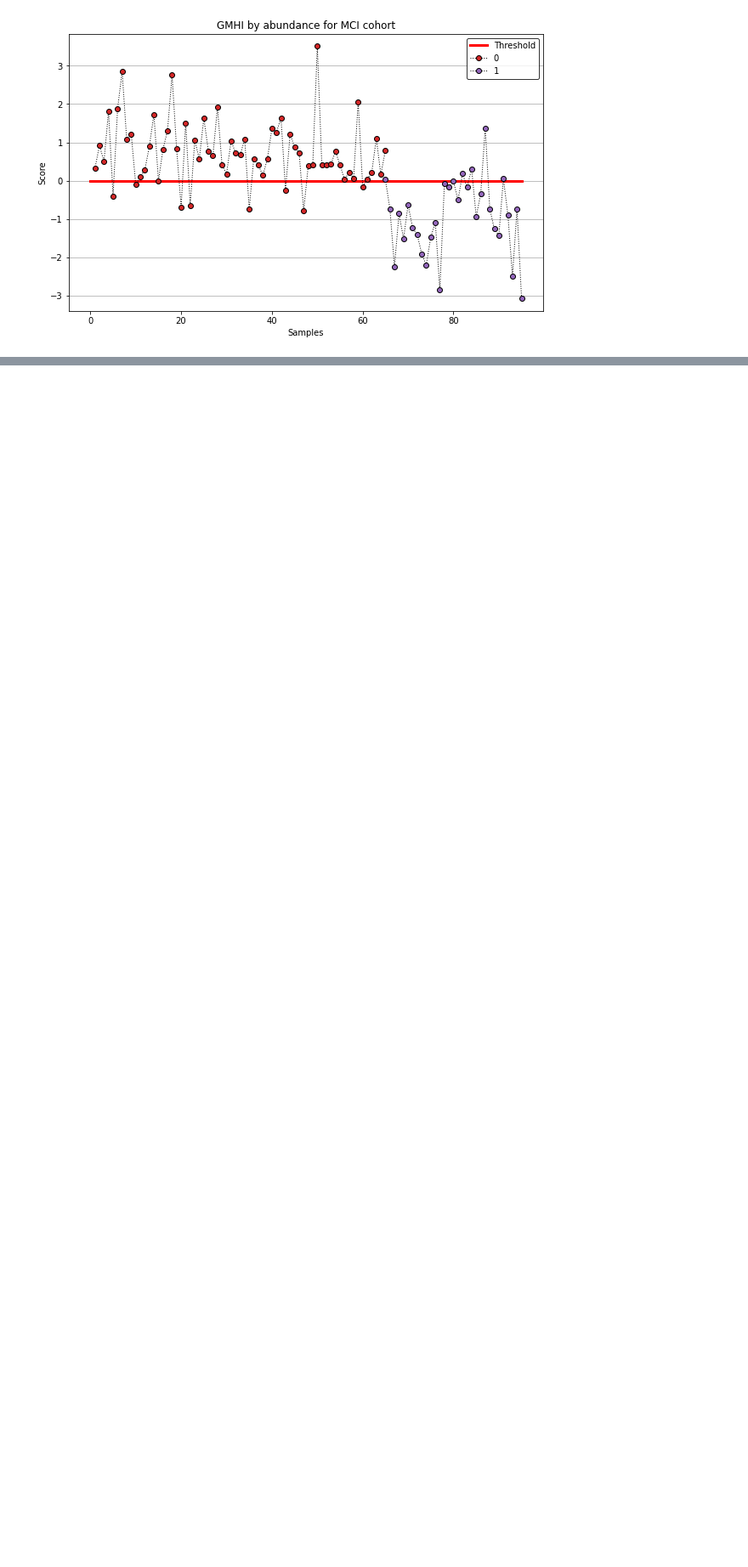
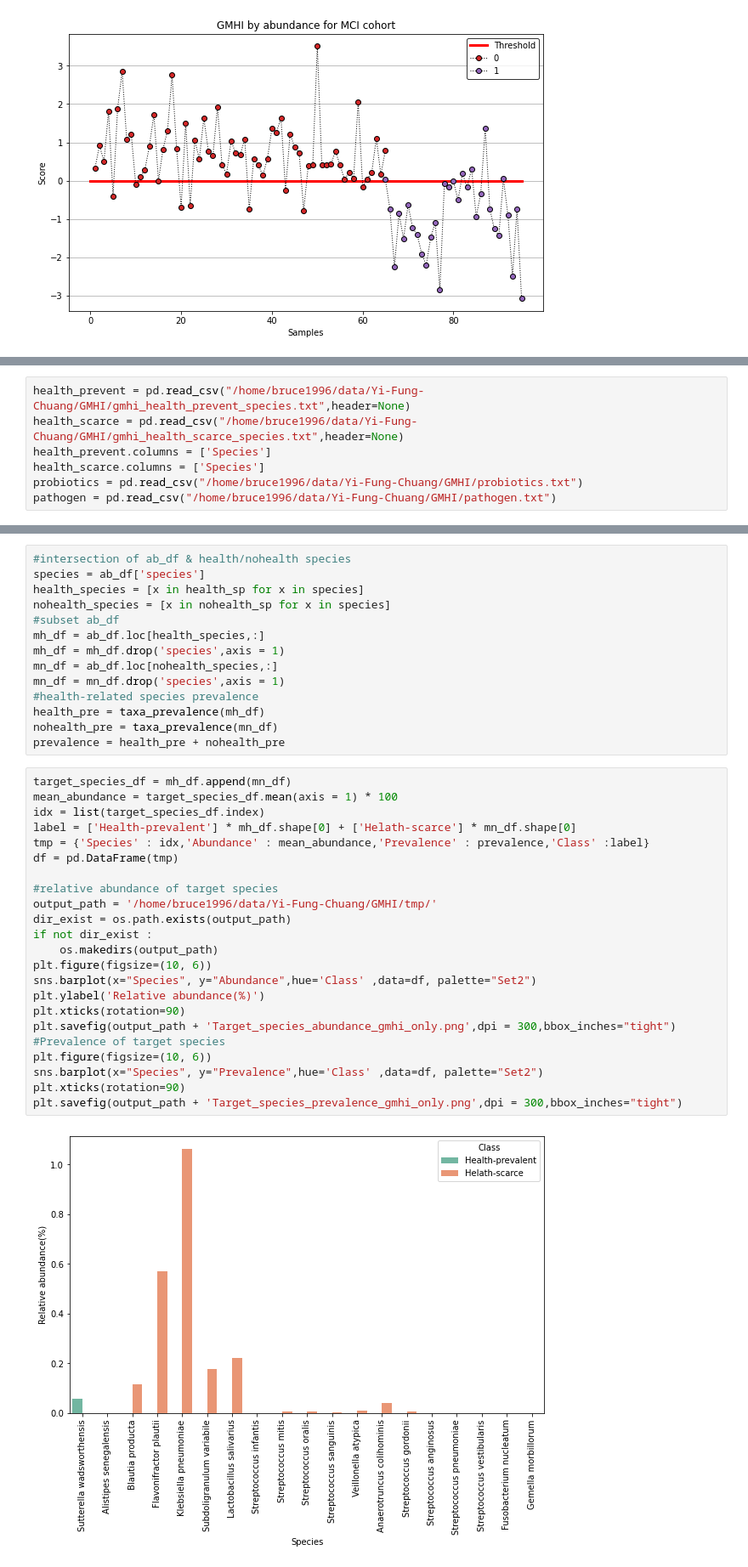
Before and after one commit to brucewu1996/Probiotics_signature, a Jupyter notebook: GMHI.ipynb, the cells around one changed output, grey strips where cells are left out. Shown: that part at 85% size. Saved outputs shown, nothing was run; the diff lists cells and outputs as text; blank space fills up the shorter version.

```diff
--- a/GMHI.ipynb
+++ b/GMHI.ipynb
@@ -226,0 +67,7 @@ ocgmhi_plot(0,gmhi_tw,'Sample','tmp/gmhi_score_of_dr_ho.png','Health index of Dr
+# %%
+health_prevent = pd.read_csv("/home/bruce1996/data/Yi-Fung-Chuang/GMHI/gmhi_health_prevent_species.txt",header=None)
+health_scarce = pd.read_csv("/home/bruce1996/data/Yi-Fung-Chuang/GMHI/gmhi_health_scarce_species.txt",header=None)
+health_prevent.columns = ['Species']
+health_scarce.columns = ['Species']
+probiotics = pd.read_csv("/home/bruce1996/data/Yi-Fung-Chuang/GMHI/probiotics.txt")
+pathogen = pd.read_csv("/home/bruce1996/data/Yi-Fung-Chuang/GMHI/pathogen.txt")
@@ -226,0 +83,39 @@ ocgmhi_plot(0,gmhi_tw,'Sample','tmp/gmhi_score_of_dr_ho.png','Health index of Dr
+# %%
+#intersection of ab_df & health/nohealth species
+species = ab_df['species']
+health_species = [x in health_sp for x in species]
+nohealth_species = [x in nohealth_sp for x in species]
+#subset ab_df
+mh_df = ab_df.loc[health_species,:]
+mh_df = mh_df.drop('species',axis = 1)
+mn_df = ab_df.loc[nohealth_species,:]
+mn_df = mn_df.drop('species',axis = 1)
+#health-related species prevalence
+health_pre = taxa_prevalence(mh_df)
+nohealth_pre = taxa_prevalence(mn_df)
+prevalence = health_pre + nohealth_pre
+# %%
+target_species_df = mh_df.append(mn_df)
+mean_abundance = target_species_df.mean(axis = 1) * 100
+idx = list(target_species_df.index)
+label = ['Health-prevalent'] * mh_df.shape[0] + ['Helath-scarce'] * mn_df.shape[0]
+tmp = {'Species' : idx,'Abundance' : mean_abundance,'Prevalence' : prevalence,'Class' :label}
+df = pd.DataFrame(tmp)
+
+#relative abundance of target species
+output_path = '/home/bruce1996/data/Yi-Fung-Chuang/GMHI/tmp/'
+dir_exist = os.path.exists(output_path)
+if not dir_exist :
+    os.makedirs(output_path)
+plt.figure(figsize=(10, 6))
+sns.barplot(x="Species", y="Abundance",hue='Class' ,data=df, palette="Set2")
+plt.ylabel('Relative abundance(%)')
+plt.xticks(rotation=90)
+plt.savefig(output_path + 'Target_species_abundance_gmhi_only.png',dpi = 300,bbox_inches="tight")
+#Prevalence of target species
+plt.figure(figsize=(10, 6))
+sns.barplot(x="Species", y="Prevalence",hue='Class' ,data=df, palette="Set2")
+plt.xticks(rotation=90)
+plt.savefig(output_path + 'Target_species_prevalence_gmhi_only.png',dpi = 300,bbox_inches="tight")
+# %% [output]
+[figure, added]
```
Also changed, not shown: parts of 29 cells of this notebook, 3 other files.
